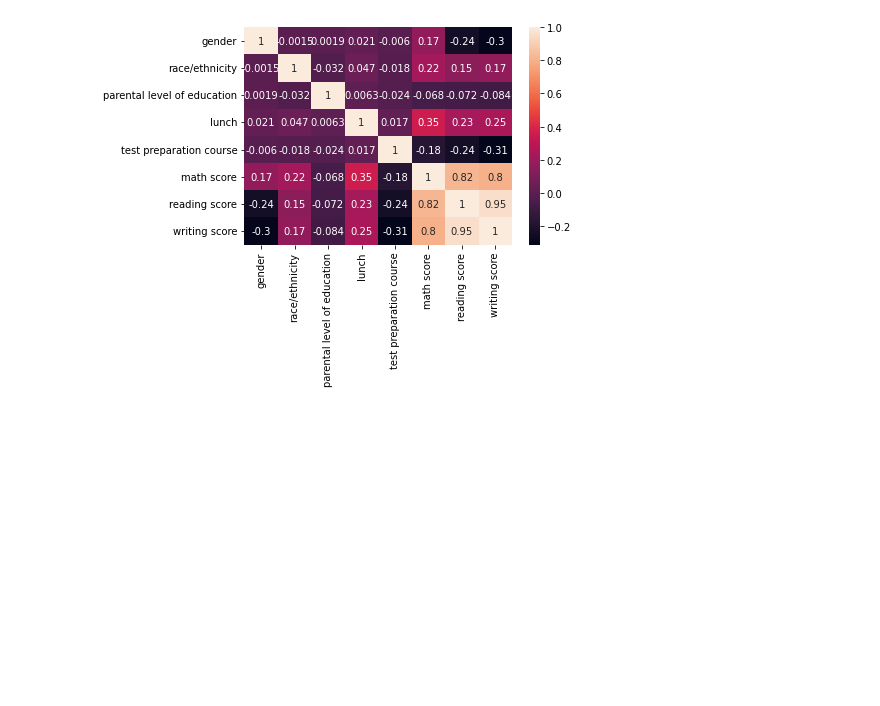
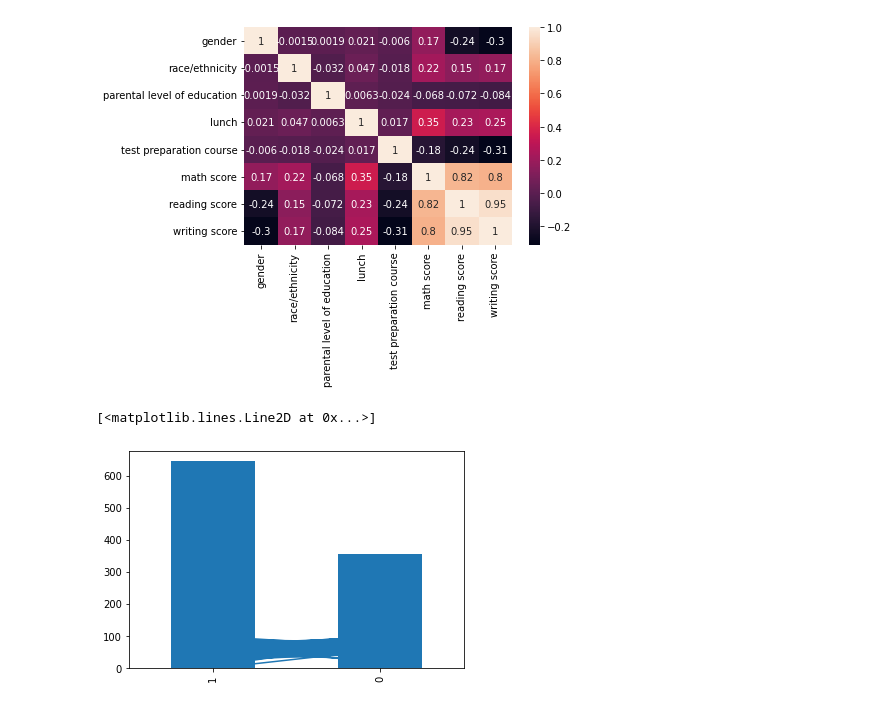
Before and after one commit to VidWantsToDevelop/Kaggle_Solutions, a Jupyter notebook: Datasets_for_analysis/StudentsPerformance/SP_analysis.ipynb, the cells around one changed output. Drawn from its saved outputs; the diff is of its cells as text; code cells hidden in the pictures; blank space fills up the shorter version.

```diff
--- a/Datasets_for_analysis/StudentsPerformance/SP_analysis.ipynb
+++ b/Datasets_for_analysis/StudentsPerformance/SP_analysis.ipynb
@@ -67,0 +67,7 @@ plt.show()
+# %%
+# From the heatmap above we can see correlation between different features we have in our dataset. This correlation shows that the most significant factor that impacts students' performance in the variety of disciplines is - presence of lunch. Let's take a look at the ratio of students who have and don't have lunch
+
+dataset["lunch"].value_counts().plot(kind="bar")
+# %% [output]
+[<matplotlib.lines.Line2D at 0x...>]
+[figure, added]
```
Also changed, not shown: parts of 3 cells of this notebook, 1 other file.
